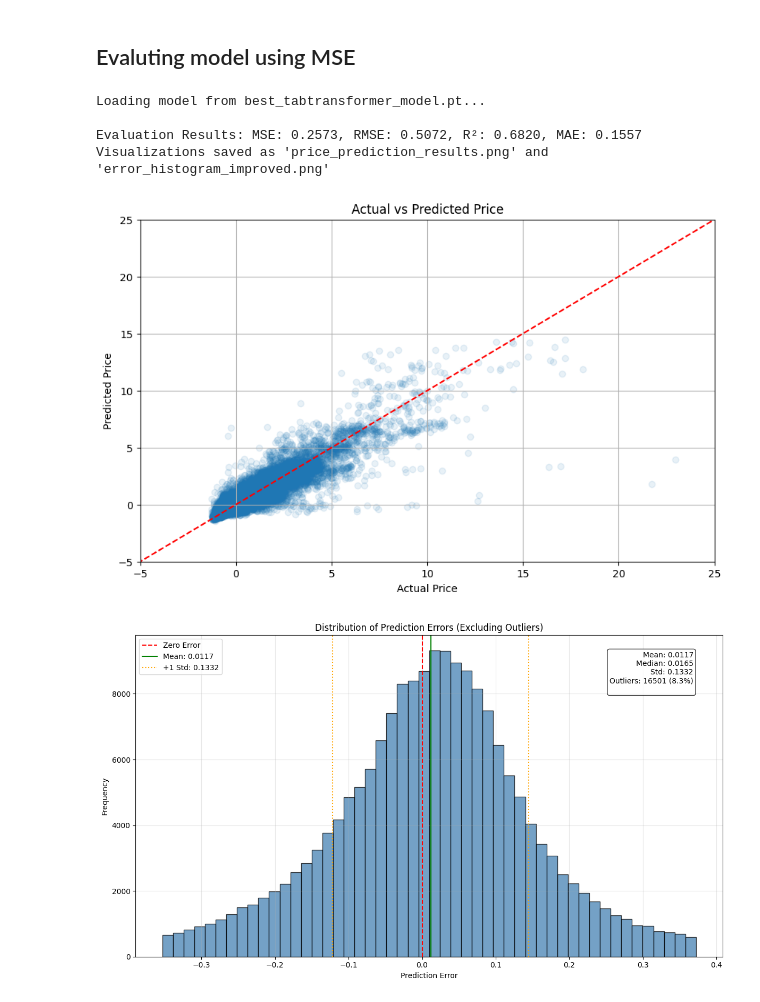
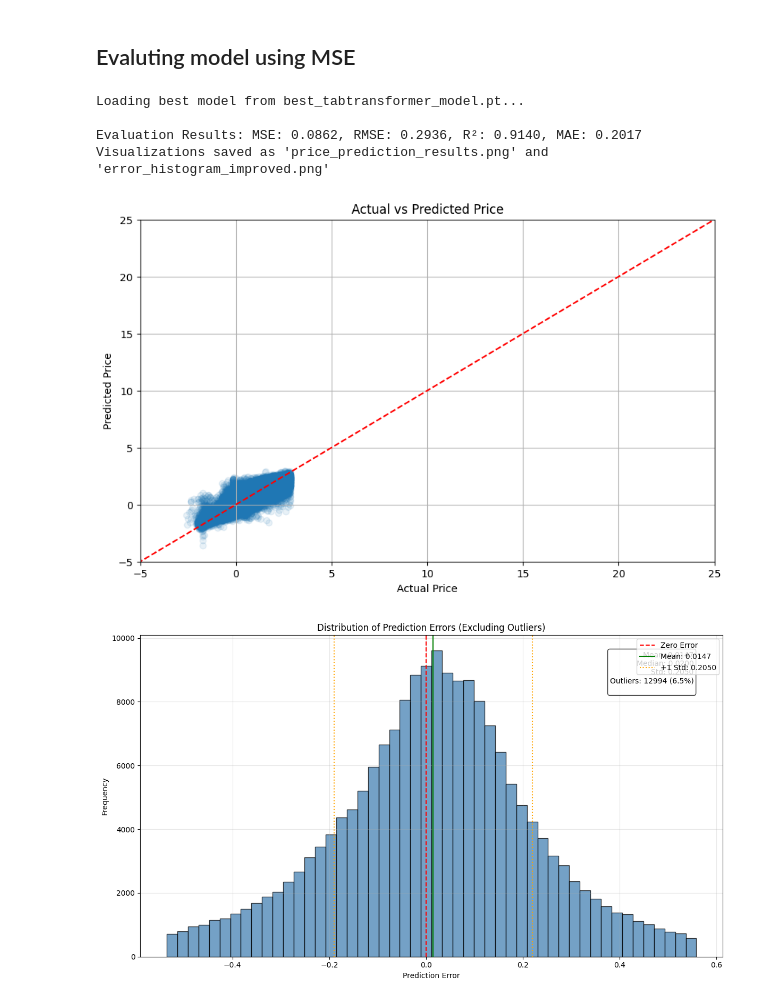
Before and after one commit to TonkoKlein/ML-152, a Jupyter notebook: NeuralNetwork/TabTransformer.ipynb, the cells around one changed output. Saved outputs shown, nothing was run; the diff lists cells and outputs as text; code cells hidden in the pictures.

```diff
--- a/NeuralNetwork/TabTransformer.ipynb
+++ b/NeuralNetwork/TabTransformer.ipynb
@@ -43,7 +49,7 @@ torch.manual_seed(SEED)
 if torch.cuda.is_available():
     torch.cuda.manual_seed(SEED)
 
-df = pd.read_csv("../Price_prediction_data.csv")
+df = pd.read_csv("./Price_prediction_data.csv")
 print("Full dataset length:", len(df))
 
 # Only use 1M rows
@@ -259,0 +411,6 @@ def validate_one_epoch(model, loader, criterion, device):
+# %%
+# Save the best hyperparameters to a JSON file
+best_params = study.best_trial.params
+with open("best_hyperparameters.json", "w") as f:
+    json.dump(best_params, f, indent=4)
+print("Best hyperparameters saved to 'best_hyperparameters.json'")
@@ -295,20 +499,24 @@ from sklearn.metrics import mean_squared_error, r2_score, mean_absolute_error
 import numpy as np
 import matplotlib.pyplot as plt
 
-def evaluate_model(model_path, test_loader, cardinalities, device):
-    # Load model
-    print(f"Loading model from {model_path}...")
-    tab_transformer = TabTransformer(
+def evaluate_model(model_path, test_loader, cardinalities, device, loaded_params):
+    print(f"\nLoading best model from {model_path}...")
+    # Rebuild model architecture with best hyperparams
+    best_model_arch = TabTransformer(
         categories=tuple(cardinalities),
         num_continuous=len(cont_cols),
-        dim=32, depth=4, heads=4, dim_head=16,
-        attn_dropout=0.1, ff_dropout=0.1
+        dim=loaded_params["dim"],
+        depth=loaded_params["depth"],
+        heads=loaded_params["heads"],
+        dim_head=loaded_params["dim_head"],
+        attn_dropout=loaded_params["attn_dropout"],
+        ff_dropout=loaded_params["ff_dropout"]
     )
-    model = TabTransformerRegressor(tab_transformer, dim_in=32)
+    model = TabTransformerRegressor(best_model_arch).to(device)
+
     model.load_state_dict(torch.load(model_path, map_location=device))
-    model.to(device).eval()
+    model.eval()
 
-    # Evaluation
     all_predictions, all_ground_truth = [], []
     with torch.no_grad():
         for x_cat, x_cont, y_true in test_loader:
@@ -317,17 +525,16 @@ def evaluate_model(model_path, test_loader, cardinalities, device):
             all_predictions.extend(y_pred.cpu().numpy())
             all_ground_truth.extend(y_true.cpu().numpy())
 
-    # Calculate metrics
-    mse = mean_squared_error(all_ground_truth, all_predictions)
-    rmse = np.sqrt(mse)
-    r2 = r2_score(all_ground_truth, all_predictions)
-    mae = mean_absolute_error(all_ground_truth, all_predictions)
-
-    return mse, rmse, r2, mae, all_predictions, all_ground_truth
+    # Metrics
+    mse_val = mean_squared_error(all_ground_truth, all_predictions)
+    rmse_val = np.sqrt(mse_val)
+    r2_val = r2_score(all_ground_truth, all_predictions)
+    mae_val = mean_absolute_error(all_ground_truth, all_predictions)
+    return mse_val, rmse_val, r2_val, mae_val, all_predictions, all_ground_truth
 
 # Evaluate model
 model_path = "best_tabtransformer_model.pt"
-mse, rmse, r2, mae, predictions, ground_truth = evaluate_model(model_path, test_loader, cardinalities, device)
+mse, rmse, r2, mae, predictions, ground_truth = evaluate_model(model_path, test_loader, cardinalities, device, loaded_params)
 
 # Print results
 print(f"\nEvaluation Results: MSE: {mse:.4f}, RMSE: {rmse:.4f}, R²: {r2:.4f}, MAE: {mae:.4f}")
@@ -357,37 +564,37 @@ def plot_results(predictions, ground_truth):
 
     # Add reference lines
     mean_err, median_error = np.mean(filtered_errors), np.median(filtered_errors)
     std_error = np.std(filtered_errors)
     plt.axvline(x=0, color='r', linestyle='--', linewidth=1.5, label='Zero Error')
     plt.axvline(x=mean_err, color='green', linestyle='-', linewidth=1.5, label=f'Mean: {mean_err:.4f}')
     plt.axvline(x=mean_err + std_error, color='orange', linestyle=':', linewidth=1.5, label=f'+1 Std: {std_error:.4f}')
     plt.axvline(x=mean_err - std_error, color='orange', linestyle=':', linewidth=1.5)
 
     # Add annotations
     stats_text = (f"Mean: {mean_err:.4f}\nMedian: {median_error:.4f}\nStd: {std_error:.4f}\n"
                   f"Outliers: {len(outliers)} ({len(outliers)/len(errors)*100:.1f}%)\n")
     plt.text(0.95, 0.95, stats_text, transform=plt.gca().transAxes,
              va='top', ha='right', bbox=dict(boxstyle='round', facecolor='white', alpha=0.8))
 
     plt.xlabel('Prediction Error'); plt.ylabel('Frequency')
     plt.title('Distribution of Prediction Errors (Excluding Outliers)')
     plt.grid(True, alpha=0.3)
     plt.legend()
     plt.tight_layout()
     plt.savefig('error_histogram_improved.png')
 
 try:
     plot_results(predictions, ground_truth)
     print("Visualizations saved as 'price_prediction_results.png' and 'error_histogram_improved.png'")
 except ImportError:
     print("Matplotlib not available for visualization")
 # %% [output]
-Loading model from best_tabtransformer_model.pt...
+Loading best model from best_tabtransformer_model.pt...
 
-Evaluation Results: MSE: 0.2573, RMSE: 0.5072, R²: 0.6820, MAE: 0.1557
+Evaluation Results: MSE: 0.0862, RMSE: 0.2936, R²: 0.9140, MAE: 0.2017
 Visualizations saved as 'price_prediction_results.png' and 'error_histogram_improved.png'
-[figure, old version]
+[figure, new version]
-[figure, old version]
+[figure, new version]
 # %%
 
 
```
Also changed, not shown: parts of 12 cells of this notebook, 4 other files.
